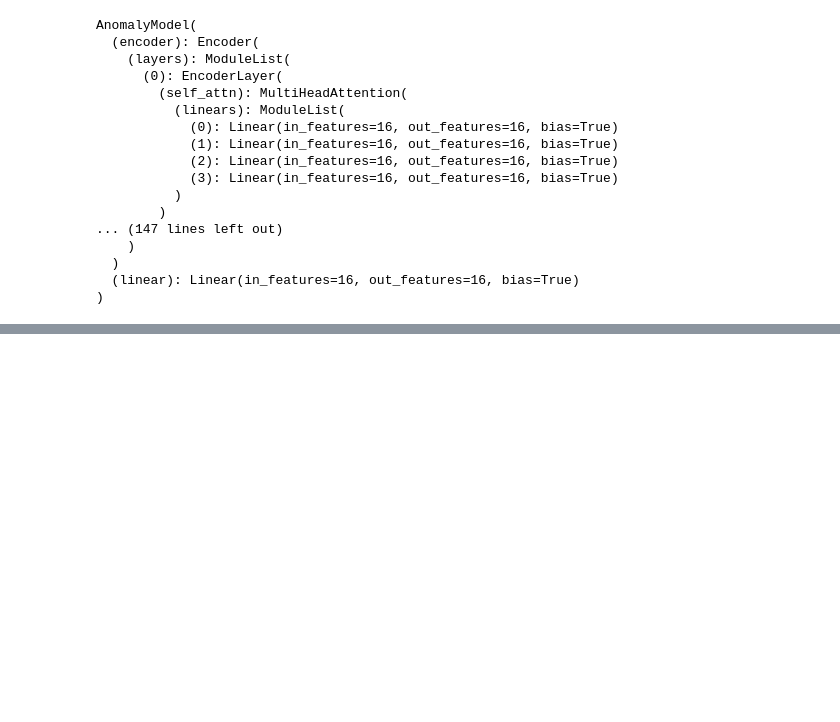
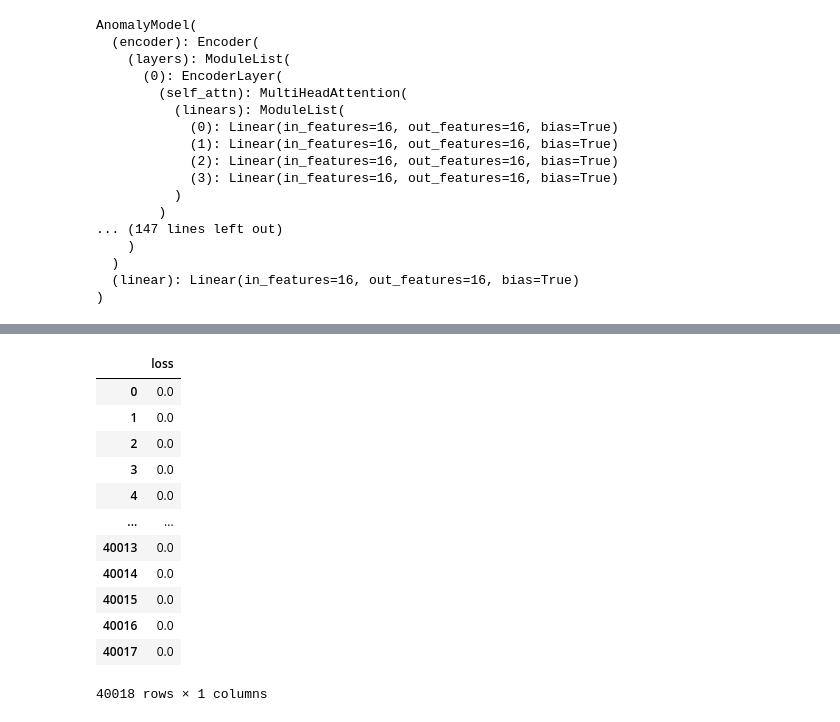
Before and after one commit to cptjack00/Anomaly-Detection-with-Transformer-Encoder, a Jupyter notebook: code/Transformer_1st_ver_scada1_1_eval.ipynb, the cells around one changed output, grey strips where cells are left out. Drawn from its saved outputs; the diff is of its cells as text; code cells hidden in the pictures; blank space fills up the shorter version.

```diff
--- a/code/Transformer_1st_ver_scada1_1_eval.ipynb
+++ b/code/Transformer_1st_ver_scada1_1_eval.ipynb
@@ -335,0 +323,20 @@ AUC = 0.9017489896217584
+# %%
+# !pip install pandas
+import pandas as pd
+
+recon = pd.DataFrame(recon_loss, columns=["loss"])
+recon
+# %% [output]
+|  | loss |
+| 0 | 0.0 |
+| 1 | 0.0 |
+| 2 | 0.0 |
+| 3 | 0.0 |
+| 4 | 0.0 |
+| ... | ... |
+| 40013 | 0.0 |
+| 40014 | 0.0 |
+| 40015 | 0.0 |
+| 40016 | 0.0 |
+| 40017 | 0.0 |
+40018 rows × 1 columns
```
Also changed, not shown: parts of 24 cells of this notebook, 5 other files.
